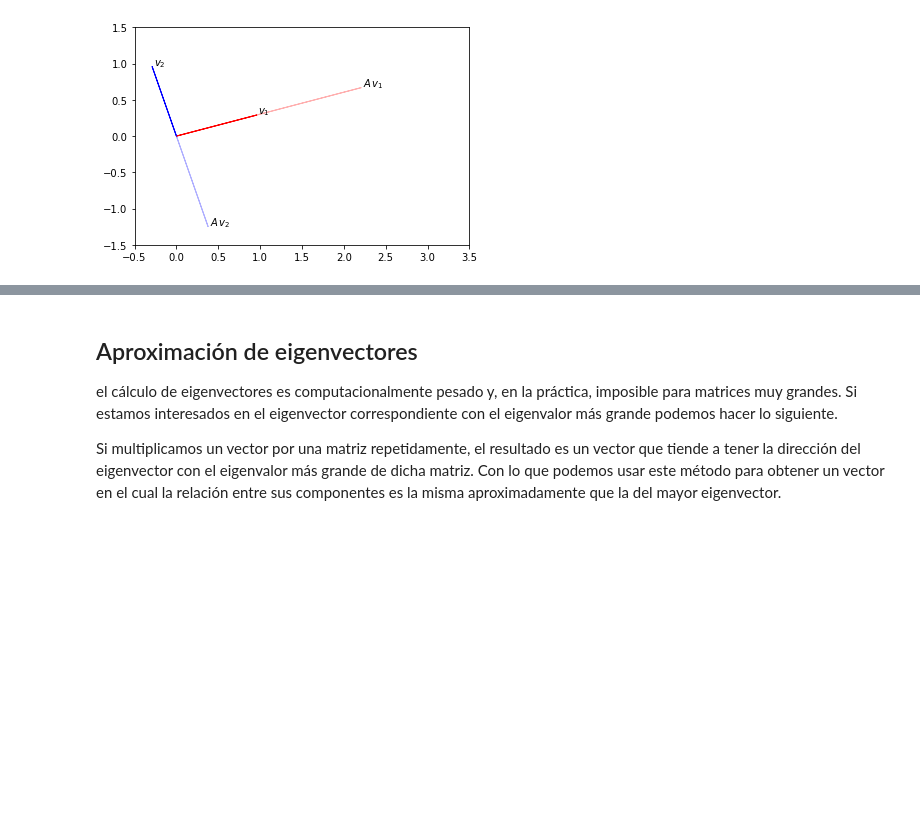
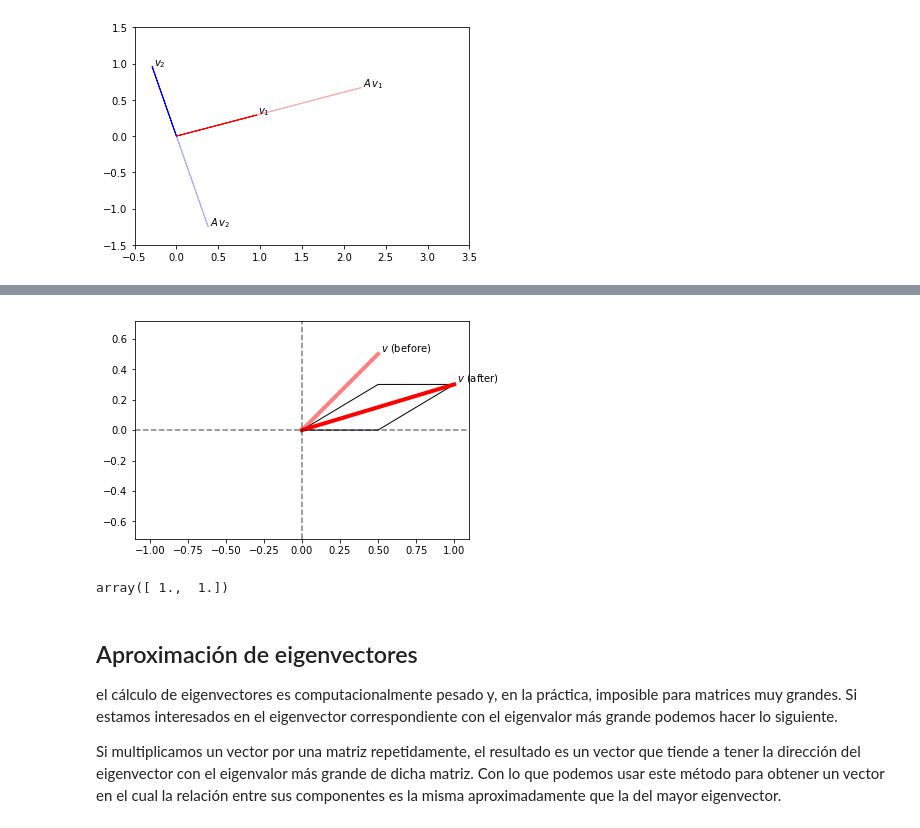
Before and after one commit to rramosp/20172.bigdata, a Jupyter notebook: Notas 03 - Page rank.ipynb, the cells around one changed output, grey strips where cells are left out. Saved outputs shown, nothing was run; the diff lists cells and outputs as text; code cells hidden in the pictures; blank space fills up the shorter version.

```diff
--- a/Notas 03 - Page rank.ipynb
+++ b/Notas 03 - Page rank.ipynb
@@ -173,3 +186,30 @@ plt.xlim(-.5,3.5);
+# %%
+import matplotlib.patches as patches
+
+ax = plt.figure().add_subplot(111)
+A = np.array([[1,1],[.1,.5]])
+v = np.r_[.5,.5]
+plt.plot([0,v[0]],[0,v[1]], color="red", lw=4, alpha=0.5)
+plt.annotate("$v$ (before)", xy=(v[0]+0.02, v[1]+0.02))
+v = A.dot(v)
+x = [0,0.5,v[0],v[0]-.5]
+y = [0,0.0,v[1],v[1]]
+ax.add_patch(patches.Polygon(xy=zip(x,y), fill=False))
+plt.plot([0,v[0]],[0,v[1]], color="red", lw=4, alpha=1)
+plt.annotate("$v$ (after)", xy=(v[0]+0.02, v[1]+0.02))
+
+
+plt.axis('equal')
+plt.axhline(0, color="black", ls="--", alpha=.5)
+plt.axvline(0, color="black", ls="--", alpha=.5)
+plt.ylim(-1.1,1.1)
+plt.xlim(-1.1,1.1);
+# %% [output]
+[figure, added]
+# %%
+v
+# %% [output]
+array([ 1.,  1.])
 # %% [markdown]
 ## Aproximación de eigenvectores
 
```
Also changed, not shown: parts of 6 cells of this notebook.
